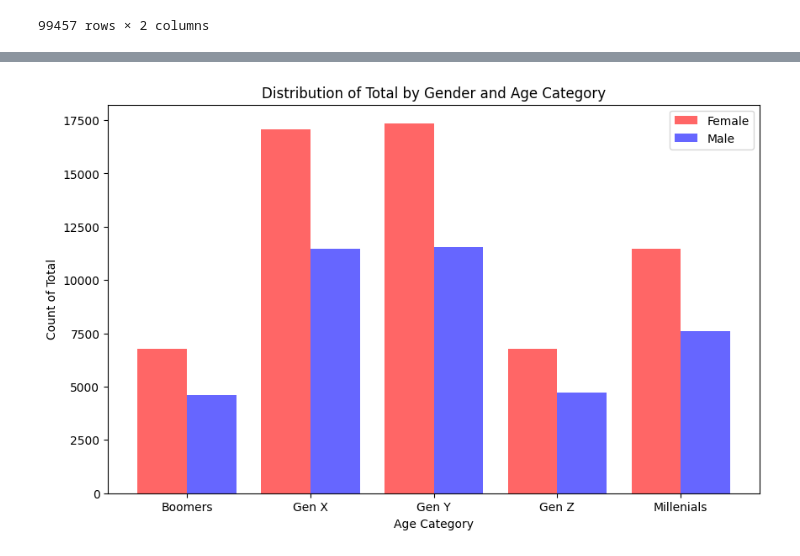
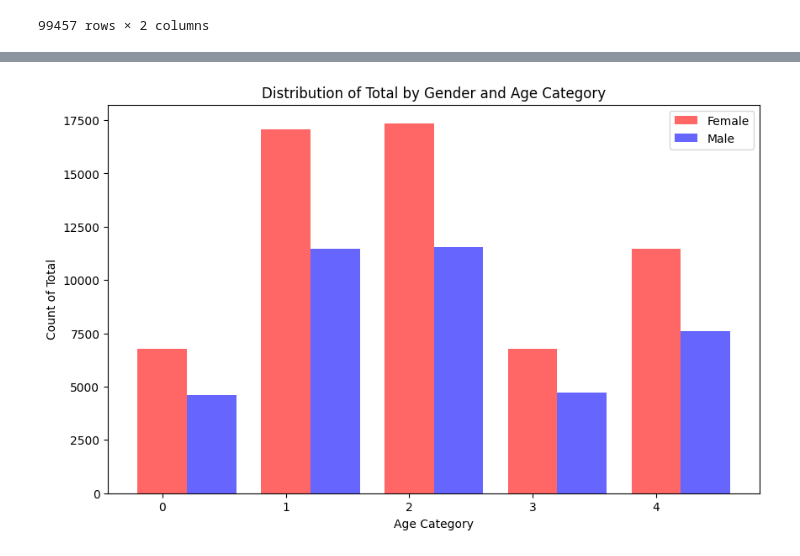
Before and after one commit to Maxterjs99/retail-project, a Jupyter notebook: retail.ipynb, the cells around one changed output, grey strips where cells are left out. Saved outputs shown, nothing was run; the diff lists cells and outputs as text; code cells hidden in the pictures.

```diff
--- a/retail.ipynb
+++ b/retail.ipynb
@@ -310,6 +334,6 @@ df5[['gender', 'age_category']]
 | 99456 | Female | Gen Y |
 99457 rows × 2 columns
 # %%
-df_dist = df5.groupby(['gender', 'age_category']).count()
+df_dist = df5.groupby(['gender', 'age_category']).size().reset_index(name = 'quantity')
 df_dist
 # %% [output]
@@ -328,5 +350,0 @@ df_dist
-# %%
-# Desapilar el DataFrame para tener una mejor estructura para graficar
-df_dist = df_dist.unstack(level=0)
-df_dist_chart = df_dist[['total']]
-df_dist_chart
@@ -367,0 +351,3 @@ df_dist_chart_male
+# %%
+df_dist_chart_female = df_dist.head(5)
+df_dist_chart_female
@@ -367,0 +361,3 @@ df_dist_chart_male
+# %%
+df_dist_chart_male = df_dist.tail(5)
+df_dist_chart_male
@@ -368,32 +371,32 @@ df_dist_chart_male
 # %%
 # Crear el gráfico de barras
 fig, ax = plt.subplots(figsize=(10, 6))
 
 # Definir posiciones de las barras
 pos = list(range(len(df_dist_chart_female)))
 bar_width = 0.4
 
 # Plotear barras
-plt.bar(pos, df_dist_chart_female['total'], width=bar_width, label='Female', color='red', alpha=0.6)
+plt.bar(pos, df_dist_chart_female['quantity'], width=bar_width, label='Female', color='red', alpha=0.6)
 
 # Se ajustan las posiciones en el eje x para las barras de Male para que no se
 # solapen con las de Female. Las barras de Male se desplazan a la derecha
 # sumando bar_width a cada posición original.
-plt.bar([p + bar_width for p in pos], df_dist_chart_male['total'], width=bar_width, label='Male', color='blue', alpha=0.6)
+plt.bar([p + bar_width for p in pos], df_dist_chart_male['quantity'], width=bar_width, label='Male', color='blue', alpha=0.6)
 
 # Añadir etiquetas de ejes y título
 plt.title('Distribution of Total by Gender and Age Category')
 plt.xlabel('Age Category')
 plt.ylabel('Count of Total')
 
 # Añadir etiquetas de categorías en el eje x
-ax.set_xticks([p + bar_width / 2 for p in pos])
-ax.set_xticklabels(df_dist_chart_female.index)
+#ax.set_xticks([p + bar_width / 2 for p in pos])
+#ax.set_xticklabels(df_dist_chart_female.index)
 
 # Añadir leyenda
 plt.legend()
 
 # Mostrar gráfico
 plt.show()
 # %% [output]
-[figure, old version]
+[figure, new version]
```
Also changed, not shown: parts of 14 cells of this notebook.
